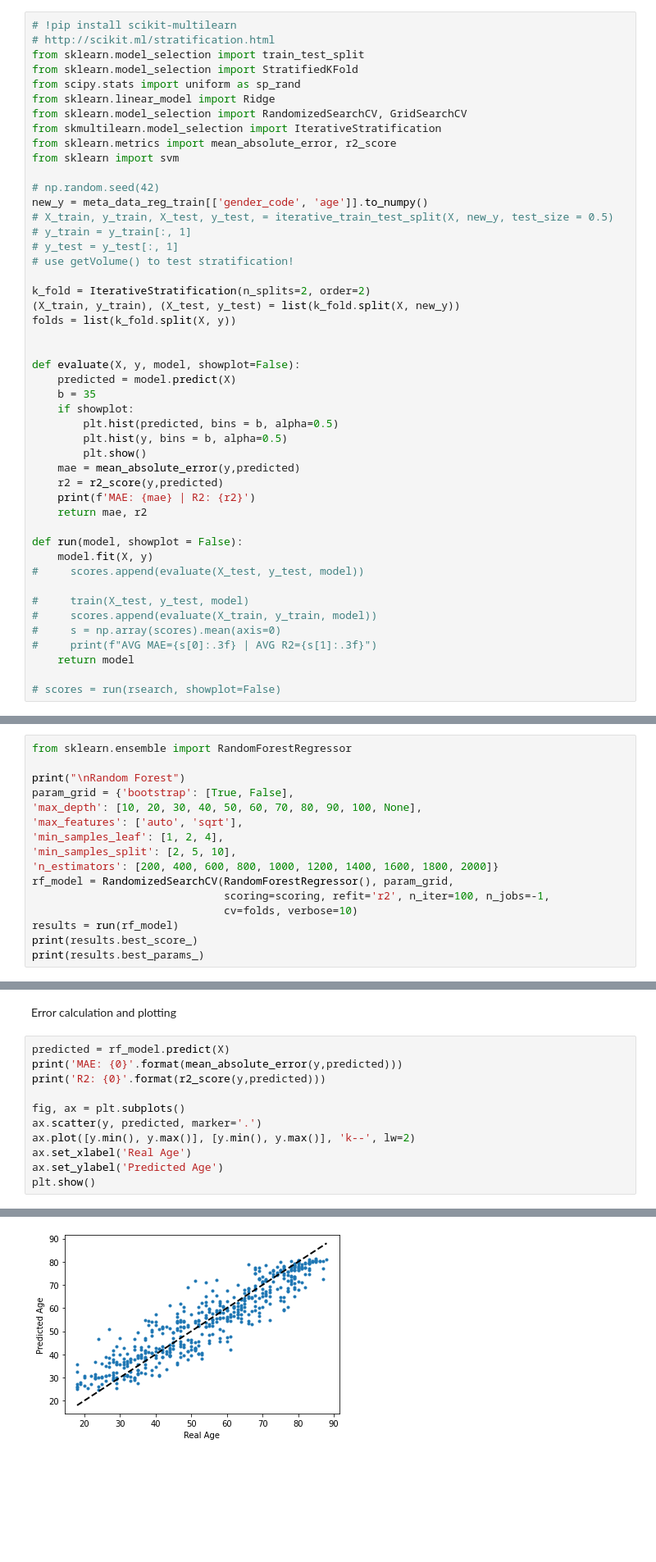
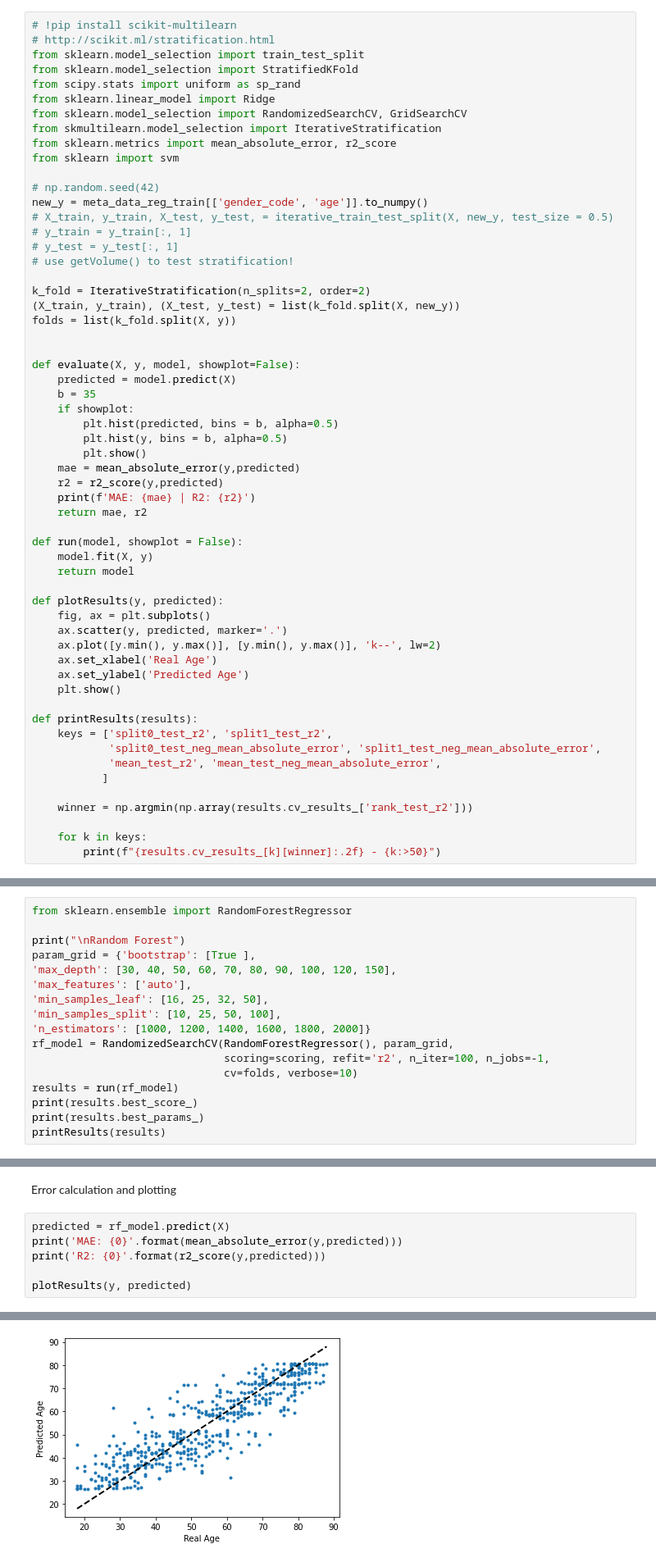
Before and after one commit to ML3ngiRNErT/imaging-cw, a Jupyter notebook: CW-Brain-Age-Regression.ipynb, the cells around one changed output, grey strips where cells are left out. Shown at 82% size. Cells and saved outputs as stored; diff of their text form; blank space fills up the shorter version.

```diff
--- a/CW-Brain-Age-Regression.ipynb
+++ b/CW-Brain-Age-Regression.ipynb
@@ -1158,15 +1443,26 @@ def evaluate(X, y, model, showplot=False):
 
 def run(model, showplot = False):
     model.fit(X, y)
-#     scores.append(evaluate(X_test, y_test, model))
-
-#     train(X_test, y_test, model)
-#     scores.append(evaluate(X_train, y_train, model))
-#     s = np.array(scores).mean(axis=0)
-#     print(f"AVG MAE={s[0]:.3f} | AVG R2={s[1]:.3f}")
     return model
 
-# scores = run(rsearch, showplot=False)
+def plotResults(y, predicted):
+    fig, ax = plt.subplots()
+    ax.scatter(y, predicted, marker='.')
+    ax.plot([y.min(), y.max()], [y.min(), y.max()], 'k--', lw=2)
+    ax.set_xlabel('Real Age')
+    ax.set_ylabel('Predicted Age')
+    plt.show()
+
+def printResults(results):
+    keys = ['split0_test_r2', 'split1_test_r2',
+            'split0_test_neg_mean_absolute_error', 'split1_test_neg_mean_absolute_error',
+            'mean_test_r2', 'mean_test_neg_mean_absolute_error',
+           ]
+
+    winner = np.argmin(np.array(results.cv_results_['rank_test_r2']))
+
+    for k in keys:
+        print(f"{results.cv_results_[k][winner]:.2f} - {k:>50}")
 # %%
 import warnings
 warnings.filterwarnings('ignore')
@@ -1202,18 +1518,19 @@ print(results.best_params_)
 from sklearn.ensemble import RandomForestRegressor
 
 print("\nRandom Forest")
-param_grid = {'bootstrap': [True, False],
-'max_depth': [10, 20, 30, 40, 50, 60, 70, 80, 90, 100, None],
-'max_features': ['auto', 'sqrt'],
-'min_samples_leaf': [1, 2, 4],
-'min_samples_split': [2, 5, 10],
-'n_estimators': [200, 400, 600, 800, 1000, 1200, 1400, 1600, 1800, 2000]}
+param_grid = {'bootstrap': [True ],
+'max_depth': [30, 40, 50, 60, 70, 80, 90, 100, 120, 150],
+'max_features': ['auto'],
+'min_samples_leaf': [16, 25, 32, 50],
+'min_samples_split': [10, 25, 50, 100],
+'n_estimators': [1000, 1200, 1400, 1600, 1800, 2000]}
 rf_model = RandomizedSearchCV(RandomForestRegressor(), param_grid,
                               scoring=scoring, refit='r2', n_iter=100, n_jobs=-1,
                               cv=folds, verbose=10)
 results = run(rf_model)
 print(results.best_score_)
 print(results.best_params_)
+printResults(results)
 # %% [output]
 Random Forest
 Fitting 2 folds for each of 100 candidates, totalling 200 fits
@@ -1230,10 +1549,5 @@ predicted = rf_model.predict(X)
 print('MAE: {0}'.format(mean_absolute_error(y,predicted)))
 print('R2: {0}'.format(r2_score(y,predicted)))
 
-fig, ax = plt.subplots()
-ax.scatter(y, predicted, marker='.')
-ax.plot([y.min(), y.max()], [y.min(), y.max()], 'k--', lw=2)
-ax.set_xlabel('Real Age')
-ax.set_ylabel('Predicted Age')
-plt.show()
+plotResults(y, predicted)
 # %% [output]
@@ -1242,4 +1556,4 @@ R2: 0.8499518259939631
-[figure, old version]
+[figure, new version]
 # %% [markdown]
 ### Task A-4: Final test on hold-out data
 # %% [markdown]
```
Also changed, not shown: parts of 35 cells of this notebook.
